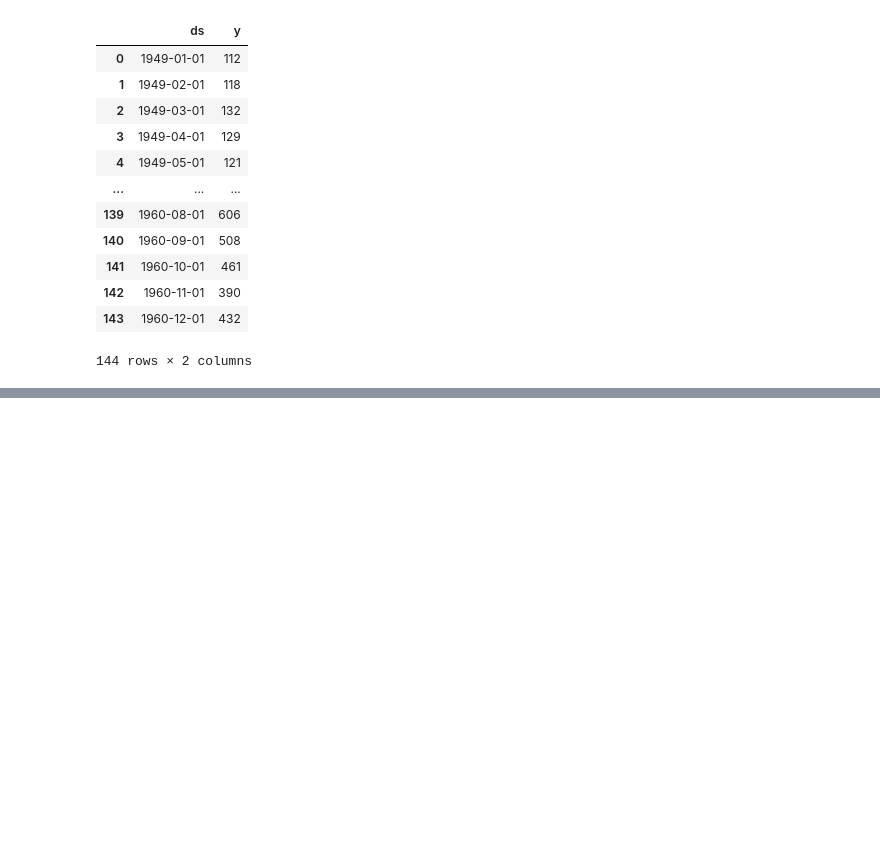
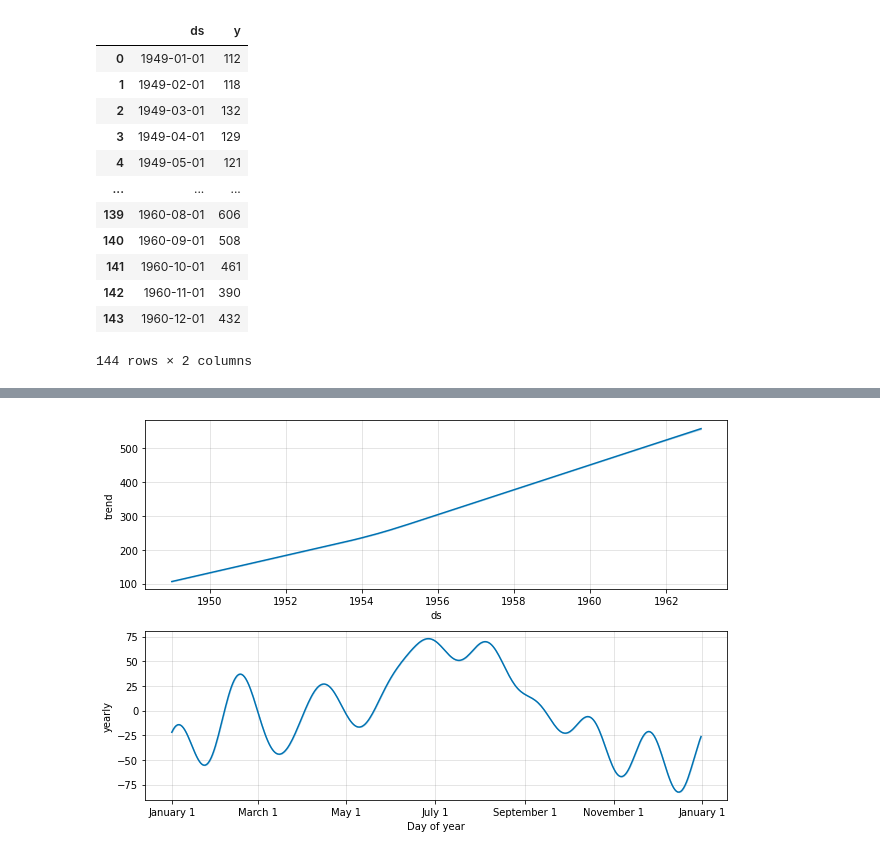
Before and after one commit to vivianerenizia/Teste_DataScience_iniciante, a Jupyter notebook: teste02-Prophet.ipynb, the cells around one changed output, grey strips where cells are left out. Drawn from its saved outputs; the diff is of its cells as text; code cells hidden in the pictures; blank space fills up the shorter version.

```diff
--- a/teste02-Prophet.ipynb
+++ b/teste02-Prophet.ipynb
@@ -80,0 +137,4 @@ fig2 = prophet_basic.plot_components(forecast)
+# %%
+fig3 = prophet_basic.plot_components(forecast) #para plotar gráficos de informações de tendência de períodos
+# %% [output]
+[figure, added]
```
Also changed, not shown: parts of 19 cells of this notebook, 1 other file.
